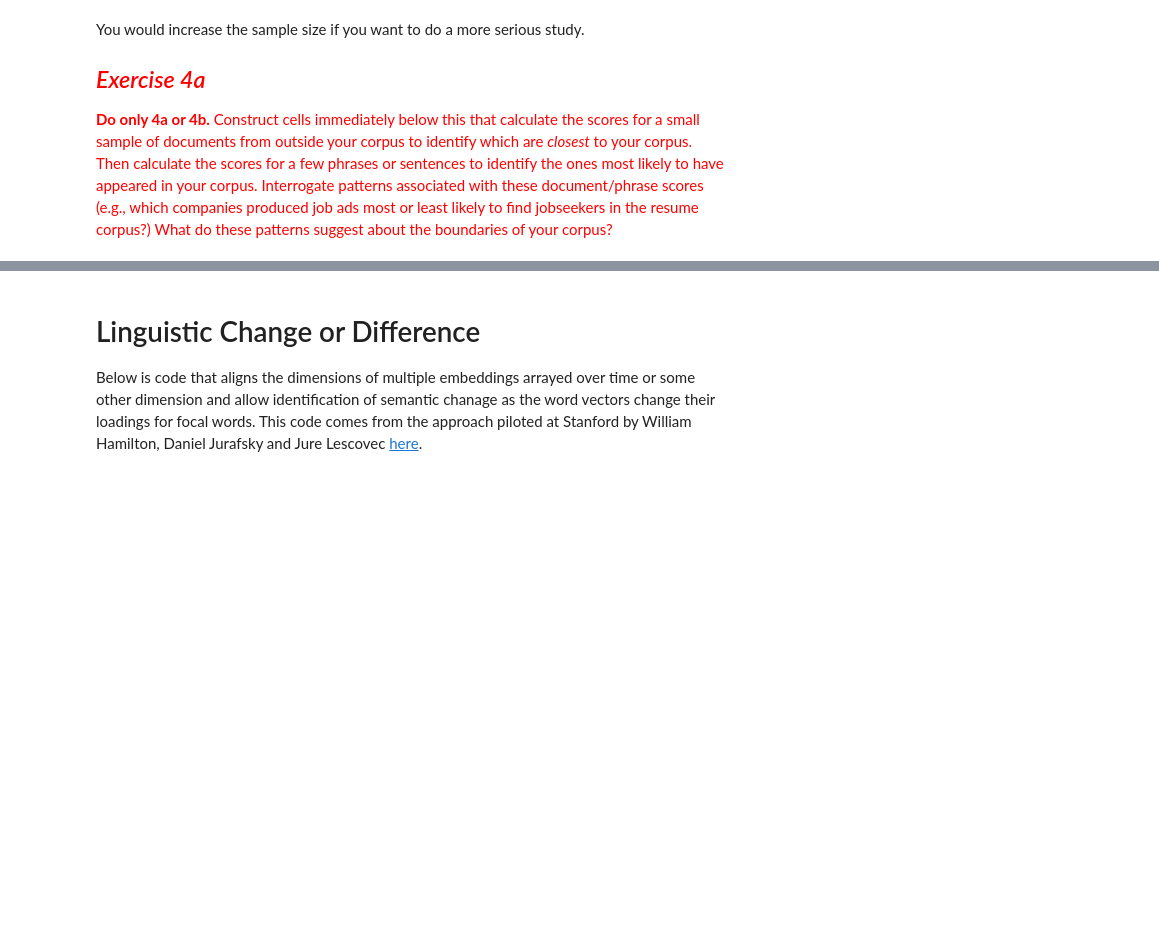
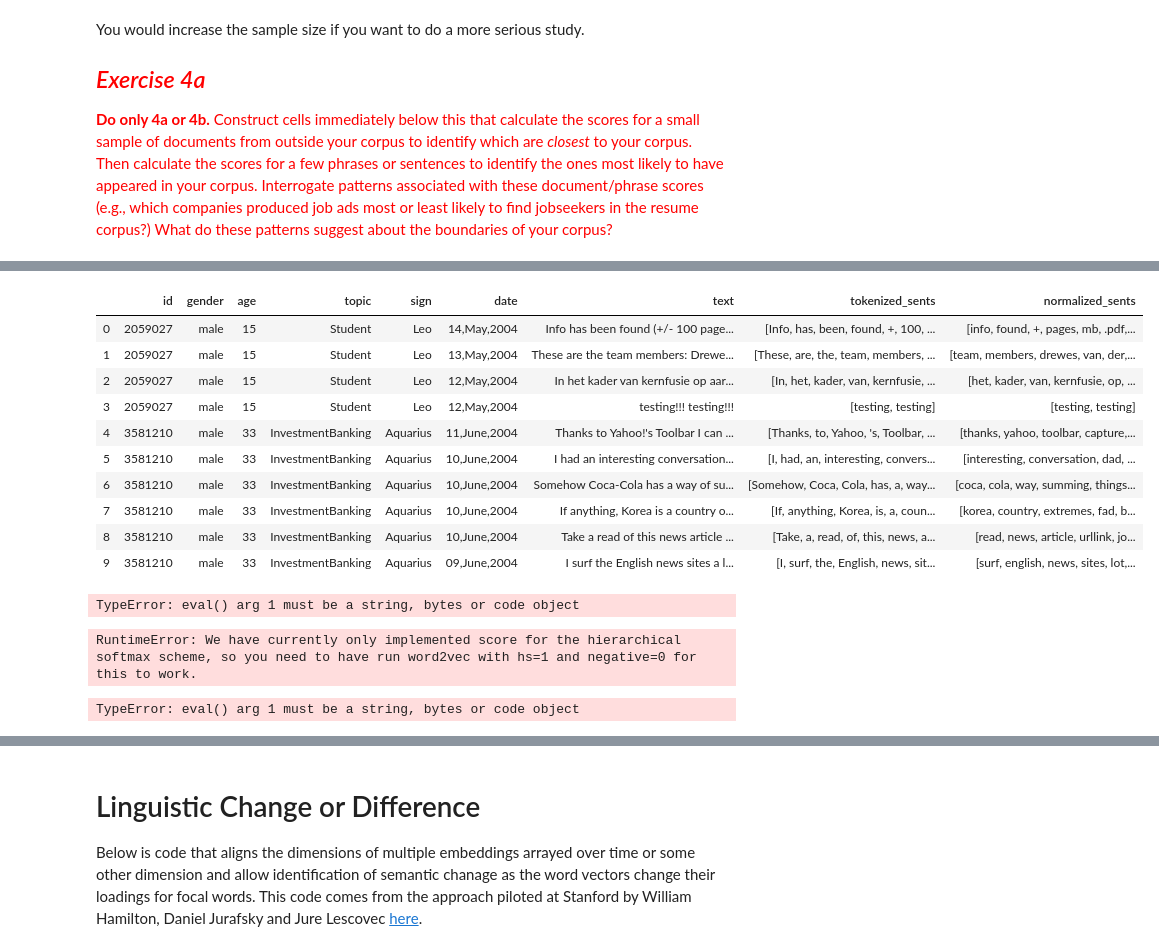
Before and after one commit to VivianQian19/Content-Analysis-2020, a Jupyter notebook: week-7/7-Vector-Space-Word-Embeddings.ipynb, the cells around one changed output, grey strips where cells are left out. Drawn from its saved outputs; the diff is of its cells as text; code cells hidden in the pictures; blank space fills up the shorter version.

Commit message:
section 4 not finished yet with error message

```diff
--- a/week-7/7-Vector-Space-Word-Embeddings.ipynb
+++ b/week-7/7-Vector-Space-Word-Embeddings.ipynb
@@ -1642,3 +1666,6 @@ You would increase the sample size if you want to do a more serious study.
 # %%
 # model
 wiki_W2V
+# %%
+# import sample dataset
+blog_df = pandas.read_csv(os.path.join(os.getcwd(), 'blogtext.csv'))
@@ -1644,0 +1676,2 @@ wiki_W2V
+# %%
+blog_df_1 = blog_df[:500]
@@ -1644,0 +1692,9 @@ wiki_W2V
+# %%
+#proprocessing
+blog_df_1['tokenized_sents'] = blog_df_1['text'].apply(lambda x: lucem_illud_2020.word_tokenize(x))
+blog_df_1['normalized_sents'] = blog_df_1['tokenized_sents'].apply(lambda x: lucem_illud_2020.normalizeTokens(x, lemma=False))
+
+
+#preprocessing (different from exercise one, here tokenize individual words instead of doing it sentence by sentence - will raise error when training the model - unhashable list)
+#wiki_df_2['tokenized_words'] = wiki_df_2['Plot'].apply(lambda x: lucem_illud_2020.word_tokenize(x))
+#wiki_df_2['normalized_words'] = wiki_df_2['tokenized_words'].apply(lambda x: lucem_illud_2020.normalizeTokens(x, lemma=False))
@@ -1644,0 +1712,21 @@ wiki_W2V
+# %%
+blog_df_1.head(10)
+# %% [output]
+|  | id | gender | age | topic | sign | date | text | tokenized_sents | normalized_sents |
+| 0 | 2059027 | male | 15 | Student | Leo | 14,May,2004 | Info has been found (+/- 100 page... | [Info, has, been, found, +, 100, ... | [info, found, +, pages, mb, .pdf,... |
+| 1 | 2059027 | male | 15 | Student | Leo | 13,May,2004 | These are the team members: Drewe... | [These, are, the, team, members, ... | [team, members, drewes, van, der,... |
+| 2 | 2059027 | male | 15 | Student | Leo | 12,May,2004 | In het kader van kernfusie op aar... | [In, het, kader, van, kernfusie, ... | [het, kader, van, kernfusie, op, ... |
+| 3 | 2059027 | male | 15 | Student | Leo | 12,May,2004 | testing!!! testing!!! | [testing, testing] | [testing, testing] |
+| 4 | 3581210 | male | 33 | InvestmentBanking | Aquarius | 11,June,2004 | Thanks to Yahoo!'s Toolbar I can ... | [Thanks, to, Yahoo, 's, Toolbar, ... | [thanks, yahoo, toolbar, capture,... |
+| 5 | 3581210 | male | 33 | InvestmentBanking | Aquarius | 10,June,2004 | I had an interesting conversation... | [I, had, an, interesting, convers... | [interesting, conversation, dad, ... |
+| 6 | 3581210 | male | 33 | InvestmentBanking | Aquarius | 10,June,2004 | Somehow Coca-Cola has a way of su... | [Somehow, Coca, Cola, has, a, way... | [coca, cola, way, summing, things... |
+| 7 | 3581210 | male | 33 | InvestmentBanking | Aquarius | 10,June,2004 | If anything, Korea is a country o... | [If, anything, Korea, is, a, coun... | [korea, country, extremes, fad, b... |
+| 8 | 3581210 | male | 33 | InvestmentBanking | Aquarius | 10,June,2004 | Take a read of this news article ... | [Take, a, read, of, this, news, a... | [read, news, article, urllink, jo... |
+| 9 | 3581210 | male | 33 | InvestmentBanking | Aquarius | 09,June,2004 | I surf the English news sites a l... | [I, surf, the, English, news, sit... | [surf, english, news, sites, lot,... |
+# %%
+#We need to convert the last couple columns from strings to lists
+blog_df_1['tokenized_sents'] = blog_df_1['tokenized_sents'].apply(lambda x: eval(x))
+blog_df_1['normalized_sents'] = blog_df_1['normalized_sents'].apply(lambda x: eval(x))
+blog_df_1
+# %% [output]
+TypeError: eval() arg 1 must be a string, bytes or code object
@@ -1644,0 +1739,12 @@ wiki_W2V
+# %%
+# apply function to each normalized sents
+blog_df_1['likelihood'] = blog_df_1['normalized_sents'].apply(lambda x: adprob(x, wiki_W2V))
+# %% [output]
+RuntimeError: We have currently only implemented score for the hierarchical softmax scheme, so you need to have run word2vec with hs=1 and negative=0 for this to work.
+# %%
+#We need to convert the last couple columns from strings to lists
+blog_df_1['tokenized_sents'] = blog_df_1['tokenized_sents'].apply(lambda x: eval(x))
+blog_df_1['normalized_sents'] = blog_df_1['normalized_sents'].apply(lambda x: eval(x))
+blog_df_1
+# %% [output]
+TypeError: eval() arg 1 must be a string, bytes or code object
```
Also changed, not shown: parts of 32 cells of this notebook.
